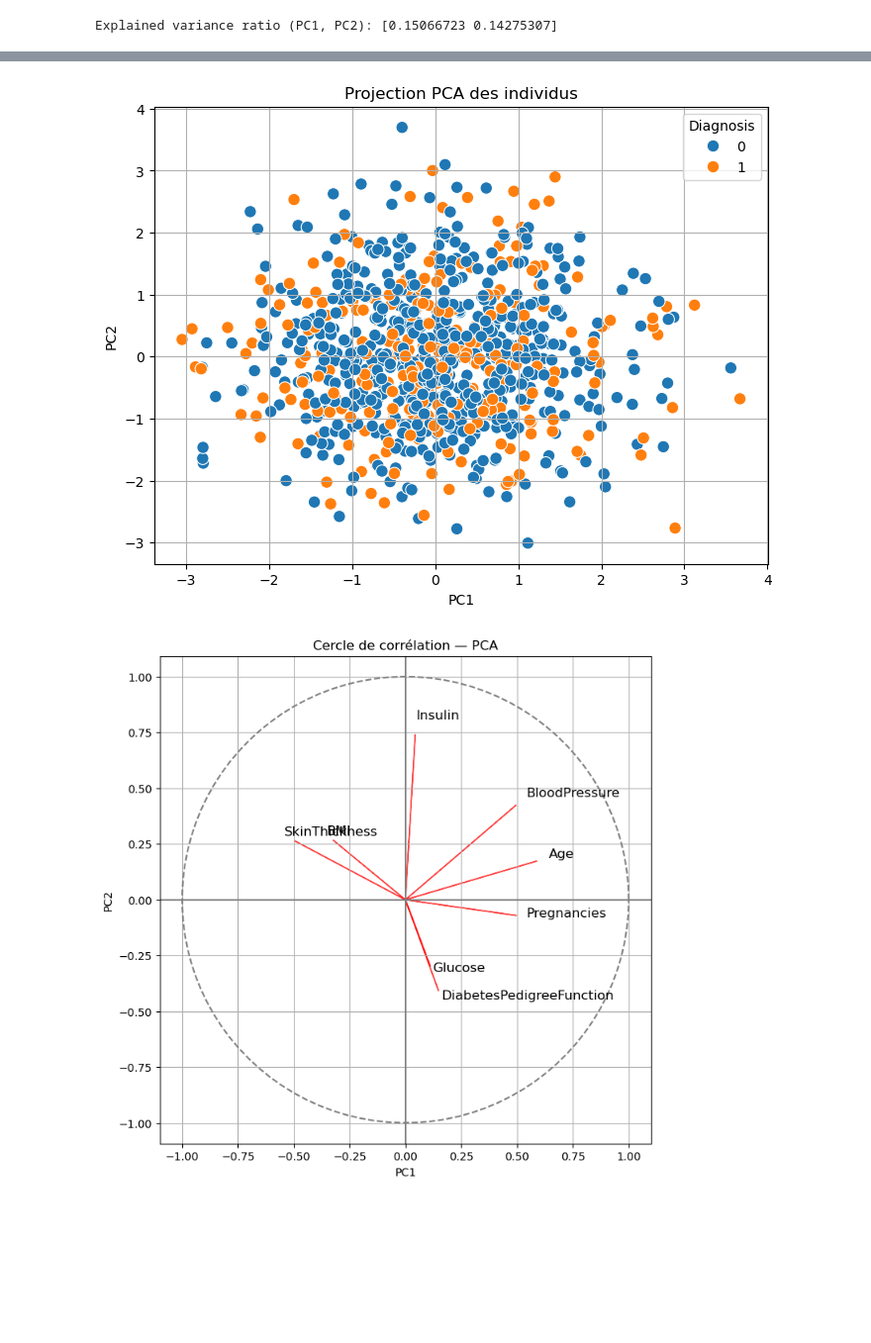
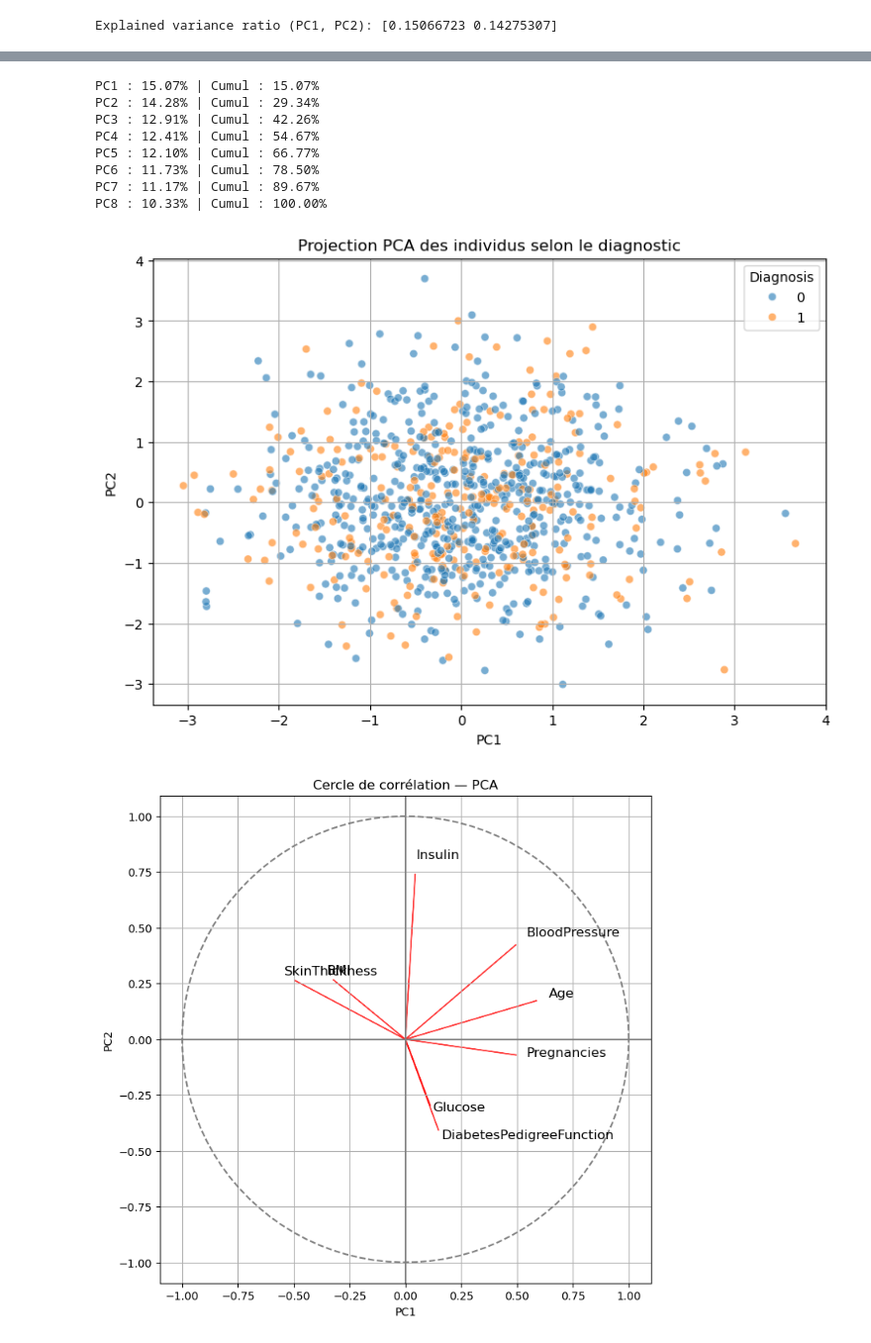
Before and after one commit to Laura-Costa-38/Diabetes-PCA, a Jupyter notebook: notebook/Diabetes_PCA.ipynb, the cells around one changed output, grey strips where cells are left out. Shown at 99% size. Saved outputs shown, nothing was run; the diff lists cells and outputs as text; code cells hidden in the pictures; blank space fills up the shorter version.

```diff
--- a/notebook/Diabetes_PCA.ipynb
+++ b/notebook/Diabetes_PCA.ipynb
@@ -117,15 +171,38 @@ print(abs(pca.components_ ))
+# %%
+variance = pca_full.explained_variance_ratio_ * 100
+variance_cumulee = np.cumsum(variance)
+
+for i, (v, vc) in enumerate(zip(variance, variance_cumulee), 1):
+    print(f"PC{i} : {v:.2f}% | Cumul : {vc:.2f}%")
+# %% [output]
+PC1 : 15.07% | Cumul : 15.07%
+PC2 : 14.28% | Cumul : 29.34%
+PC3 : 12.91% | Cumul : 42.26%
+PC4 : 12.41% | Cumul : 54.67%
+PC5 : 12.10% | Cumul : 66.77%
+PC6 : 11.73% | Cumul : 78.50%
+PC7 : 11.17% | Cumul : 89.67%
+PC8 : 10.33% | Cumul : 100.00%
 # %%
 # Projection des individus
 
-plt.figure(figsize=(8,6))
-sns.scatterplot(x=X_pca[:,0], y=X_pca[:,1], s=80, hue=diabet['Diagnosis'])
-plt.title("Projection PCA des individus")
+plt.figure(figsize=(9, 6))
+
+sns.scatterplot(
+    x=X_pca[:, 0],
+    y=X_pca[:, 1],
+    hue=diabet['Diagnosis'],
+    alpha=0.6,
+    s=35
+)
+
+plt.title("Projection PCA des individus selon le diagnostic")
 plt.xlabel("PC1")
 plt.ylabel("PC2")
 plt.grid(True)
 plt.show()
 # %% [output]
-[figure, old version]
+[figure, new version]
 # %%
 # Cercle de corrélation (projection des variables)
 
```
Also changed, not shown: parts of 3 cells of this notebook.
